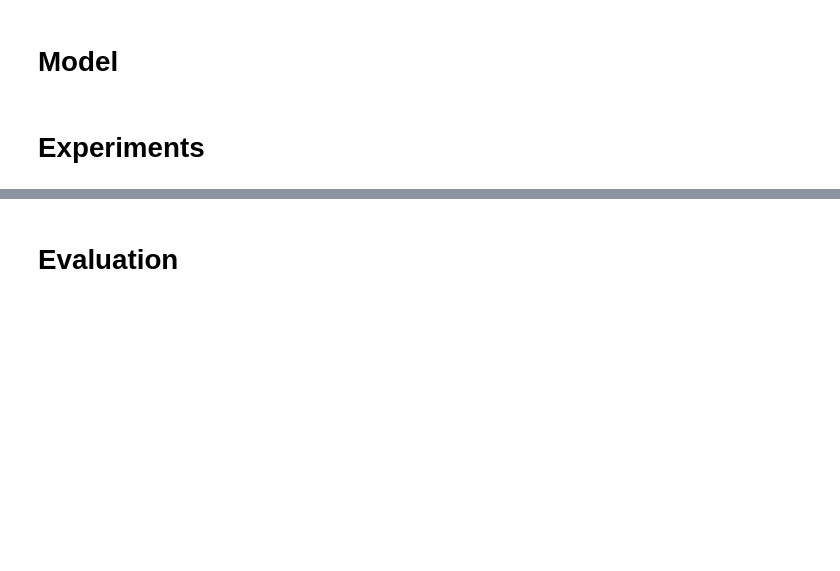
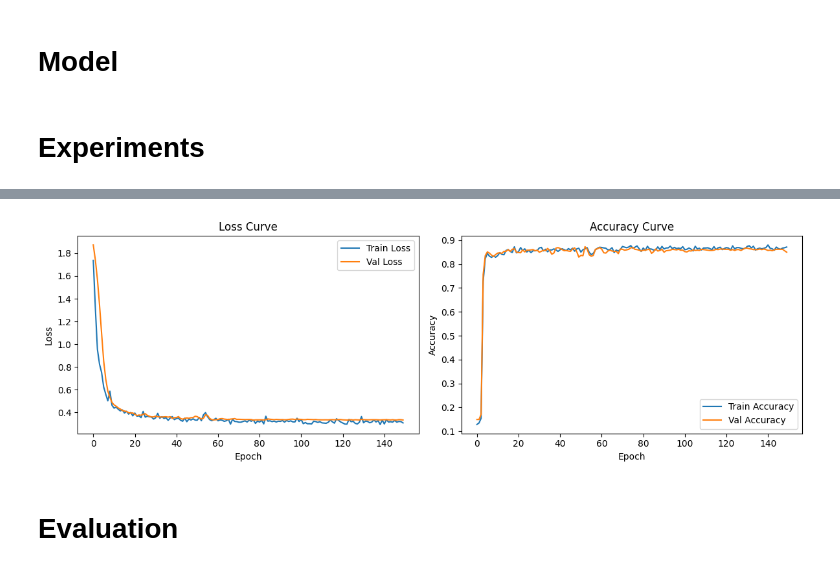
Before and after one commit to gamemeine/ssne, a Jupyter notebook: ex3/main.ipynb, the cells around one changed output, grey strips where cells are left out. Cells and saved outputs as stored; diff of their text form; code cells hidden in the pictures; blank space fills up the shorter version.

```diff
--- a/ex3/main.ipynb
+++ b/ex3/main.ipynb
@@ -176,15 +180,15 @@ def ordinal_loss(preds, targets):
     target1 = (targets > 0).float()
     target2 = (targets > 1).float()
 
-    loss1 = nn.BCELoss()(preds[:, 0], target1)
-    loss2 = nn.BCELoss()(preds[:, 1], target2)
+    loss1 = nn.BCEWithLogitsLoss(pos_weight=torch.tensor(2))(preds[:, 0], target1)
+    loss2 = nn.BCEWithLogitsLoss(pos_weight=torch.tensor(0.75))(preds[:, 1], target2)
 
     return loss1 + loss2
 # %%
 from train import Trainer
 
-model = NeuralNetwork(input_size=vector_size, output_size=num_classes-1, dropout=0.2)
-optim = torch.optim.AdamW(model.parameters(), lr=1e-4, weight_decay=1e-2)
+model = NeuralNetwork(input_size=vector_size, output_size=num_classes-1, dropout=0.1)
+optim = torch.optim.AdamW(model.parameters(), lr=1e-4, weight_decay=2e-1)
 criterion = ordinal_loss
 
 trainer = Trainer(model)
@@ -213,3 +217,4 @@ Epoch 32/150 - Train Loss: 0.33 - Val Loss: 0.32 - Val Acc: 0.8545 - LR: 0.0001
+[figure, added]
 # %% [markdown]
 # Evaluation
 # %%
```
Also changed, not shown: parts of 6 cells of this notebook, 3 other files.
